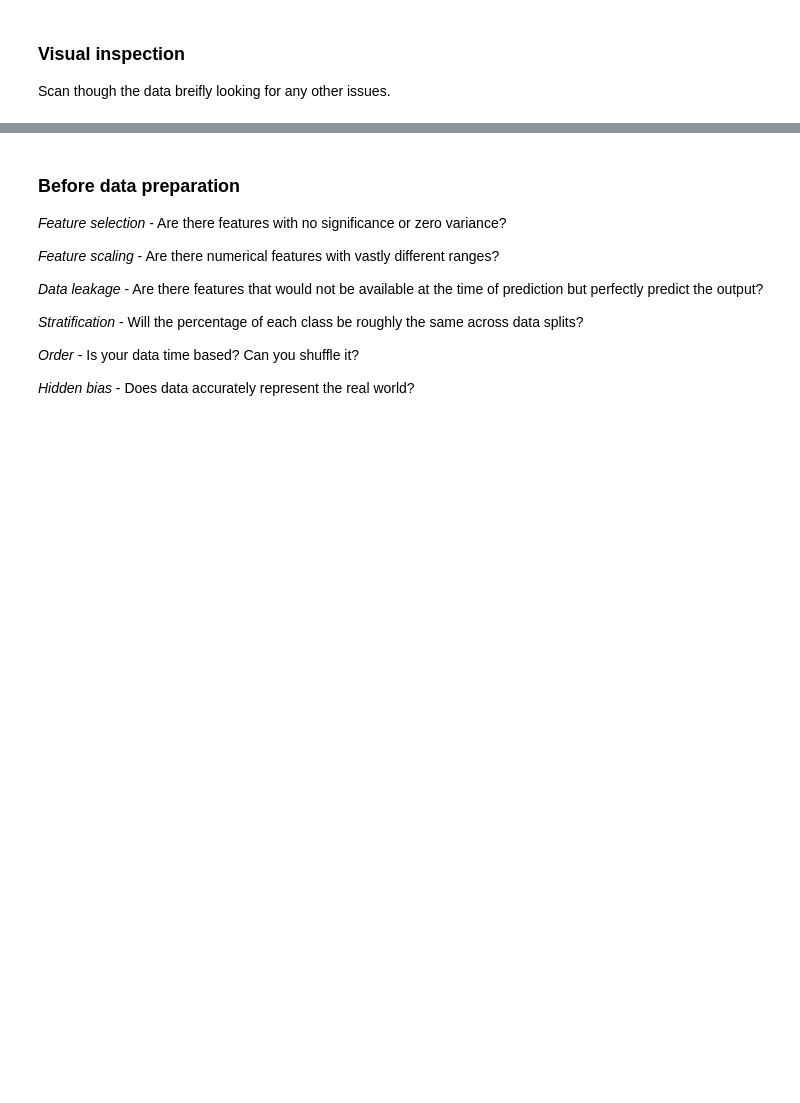
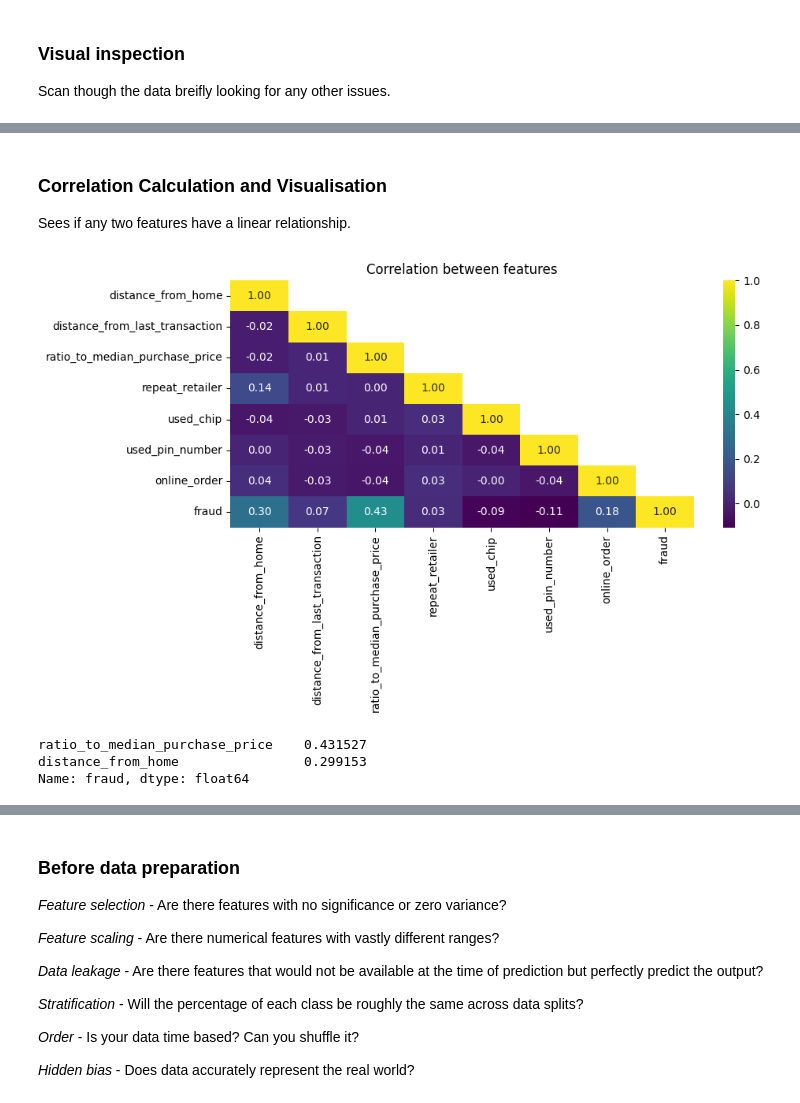
Before and after one commit to BaguetteJet/Fraud-Transaction-Detection, a Jupyter notebook: notebooks/AnalyseData.ipynb, the cells around one changed output, grey strips where cells are left out. Drawn from its saved outputs; the diff is of its cells as text; code cells hidden in the pictures; blank space fills up the shorter version.

```diff
--- a/notebooks/AnalyseData.ipynb
+++ b/notebooks/AnalyseData.ipynb
@@ -52,0 +171,23 @@ plt.show()
+# %% [markdown]
+### Correlation Calculation and Visualisation
+Sees if any two features have a linear relationship.
+# %%
+cor_cof= df.corr()
+mask = np.triu(np.ones_like(cor_cof, dtype=bool), k=1) # Correlation is symmetric, so we only need to show one triangle of the matrix
+
+plt.figure(figsize=(10, 6))
+sns.heatmap(cor_cof, mask=mask, annot=True, cmap="viridis", fmt=".2f", xticklabels=df.columns, yticklabels=df.columns)
+plt.title("Correlation between features")
+plt.tight_layout()
+plt.show()
+# %% [output]
+[figure, added]
+# %%
+top2_vals = cor_cof["fraud"].abs().sort_values(ascending=False)[1:3] #Find the top 2 features most correlated with fraud
+print(top2_vals)
+
+top2_features = top2_vals.index.to_list()
+# %% [output]
+ratio_to_median_purchase_price    0.431527
+distance_from_home                0.299153
+Name: fraud, dtype: float64
```
Also changed, not shown: parts of 14 cells of this notebook.
